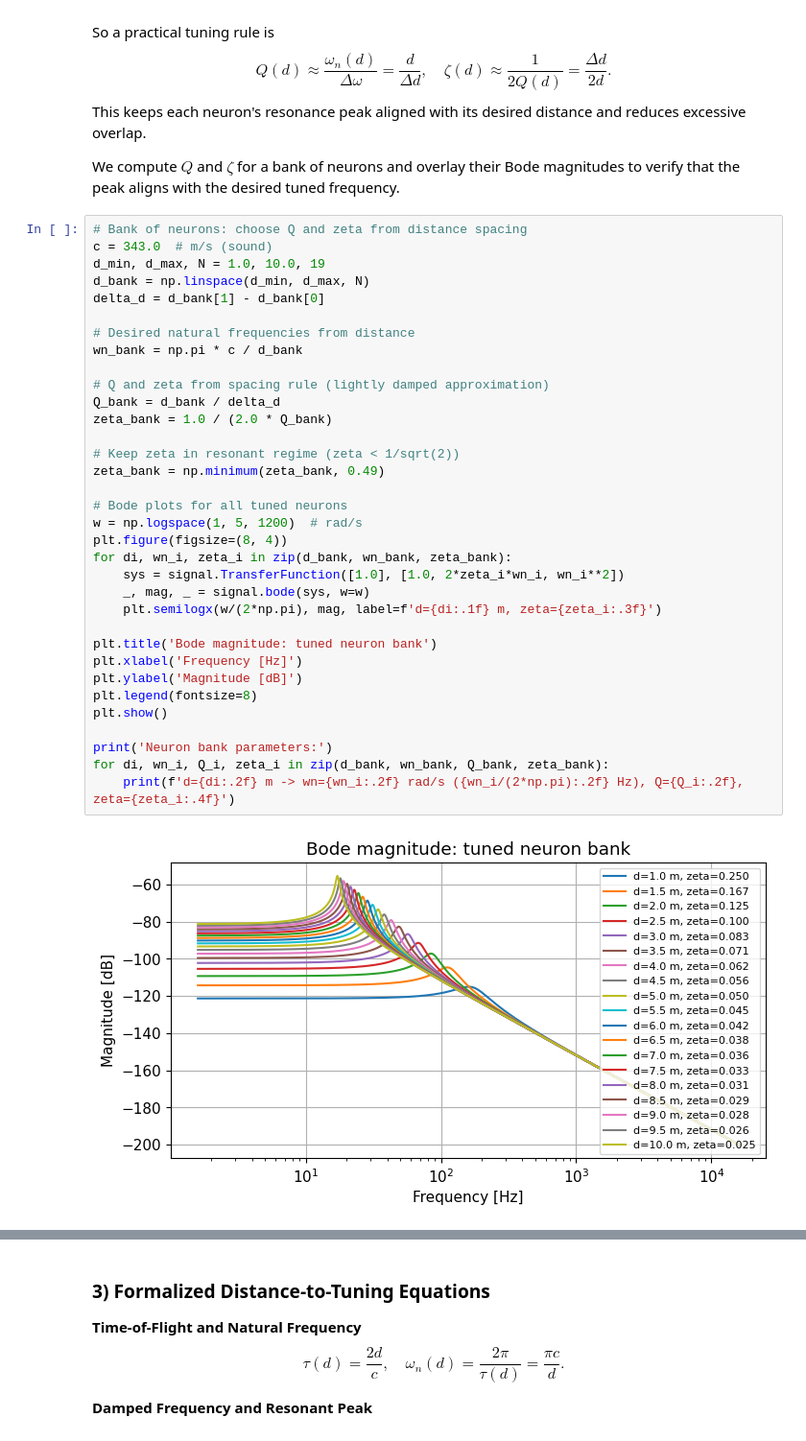
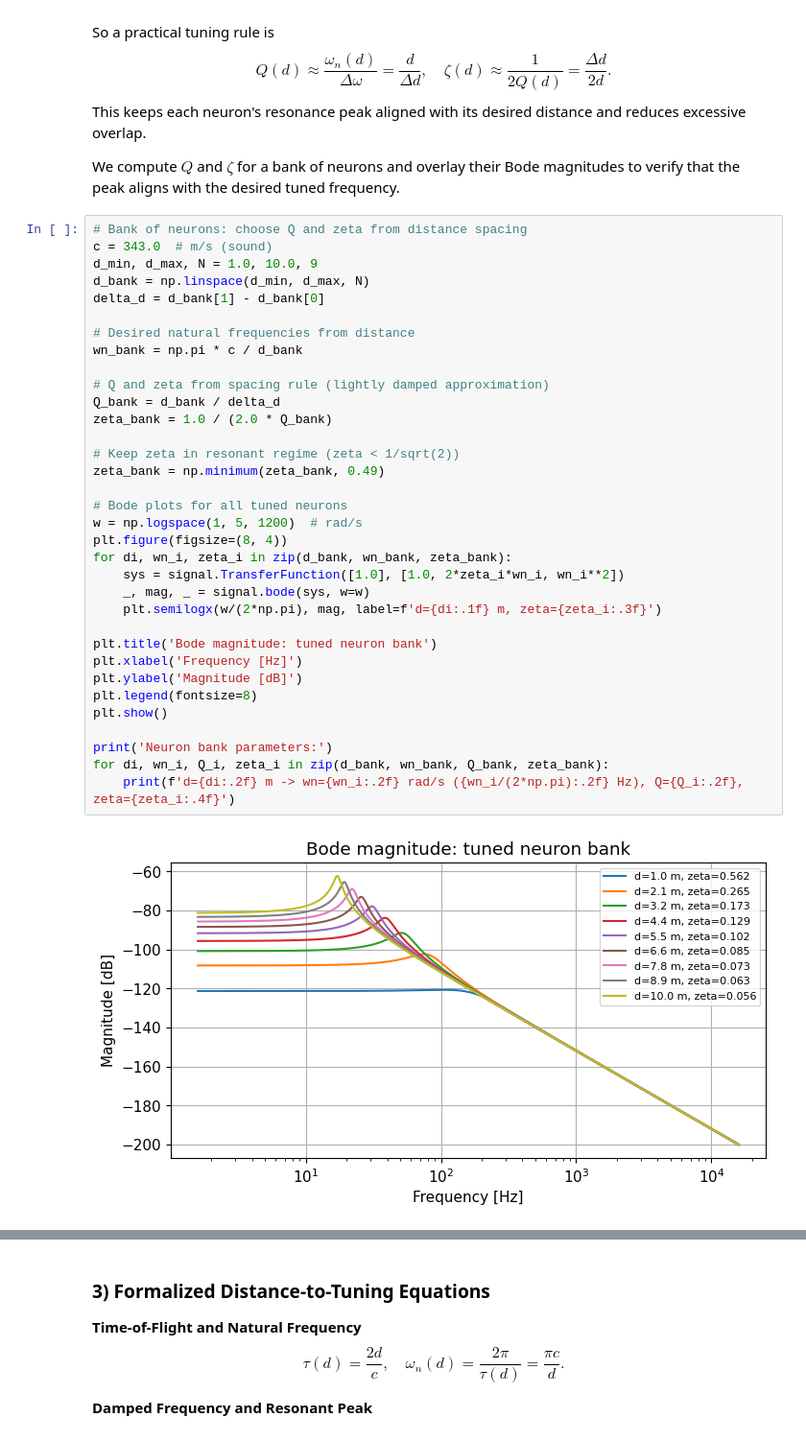
Before and after one commit to jackhenry02/Radar_SNN_2, a Jupyter notebook: theory/rf_control_theory.ipynb, the cells around one changed output, grey strips where cells are left out. Shown at 96% size. Cells and saved outputs as stored; diff of their text form.

```diff
--- a/theory/rf_control_theory.ipynb
+++ b/theory/rf_control_theory.ipynb
@@ -336,37 +336,37 @@ the peak aligns with the desired tuned frequency.
 # %%
 # Bank of neurons: choose Q and zeta from distance spacing
 c = 343.0  # m/s (sound)
-d_min, d_max, N = 1.0, 10.0, 19
+d_min, d_max, N = 1.0, 10.0, 9
 d_bank = np.linspace(d_min, d_max, N)
 delta_d = d_bank[1] - d_bank[0]
 
 # Desired natural frequencies from distance
 wn_bank = np.pi * c / d_bank
 
 # Q and zeta from spacing rule (lightly damped approximation)
 Q_bank = d_bank / delta_d
 zeta_bank = 1.0 / (2.0 * Q_bank)
 
 # Keep zeta in resonant regime (zeta < 1/sqrt(2))
 zeta_bank = np.minimum(zeta_bank, 0.49)
 
 # Bode plots for all tuned neurons
 w = np.logspace(1, 5, 1200)  # rad/s
 plt.figure(figsize=(8, 4))
 for di, wn_i, zeta_i in zip(d_bank, wn_bank, zeta_bank):
     sys = signal.TransferFunction([1.0], [1.0, 2*zeta_i*wn_i, wn_i**2])
     _, mag, _ = signal.bode(sys, w=w)
     plt.semilogx(w/(2*np.pi), mag, label=f'd={di:.1f} m, zeta={zeta_i:.3f}')
 
 plt.title('Bode magnitude: tuned neuron bank')
 plt.xlabel('Frequency [Hz]')
 plt.ylabel('Magnitude [dB]')
 plt.legend(fontsize=8)
 plt.show()
 
 print('Neuron bank parameters:')
 for di, wn_i, Q_i, zeta_i in zip(d_bank, wn_bank, Q_bank, zeta_bank):
     print(f'd={di:.2f} m -> wn={wn_i:.2f} rad/s ({wn_i/(2*np.pi):.2f} Hz), Q={Q_i:.2f}, zeta={zeta_i:.4f}')
 # %% [output]
-[figure, old version]
+[figure, new version]
 Neuron bank parameters:
```
Also changed, not shown: parts of 5 cells of this notebook.
